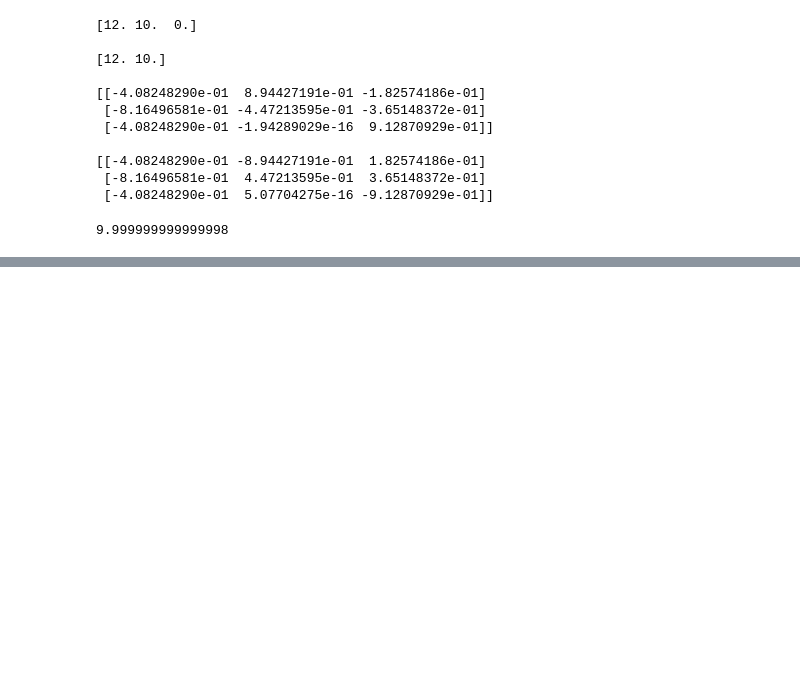
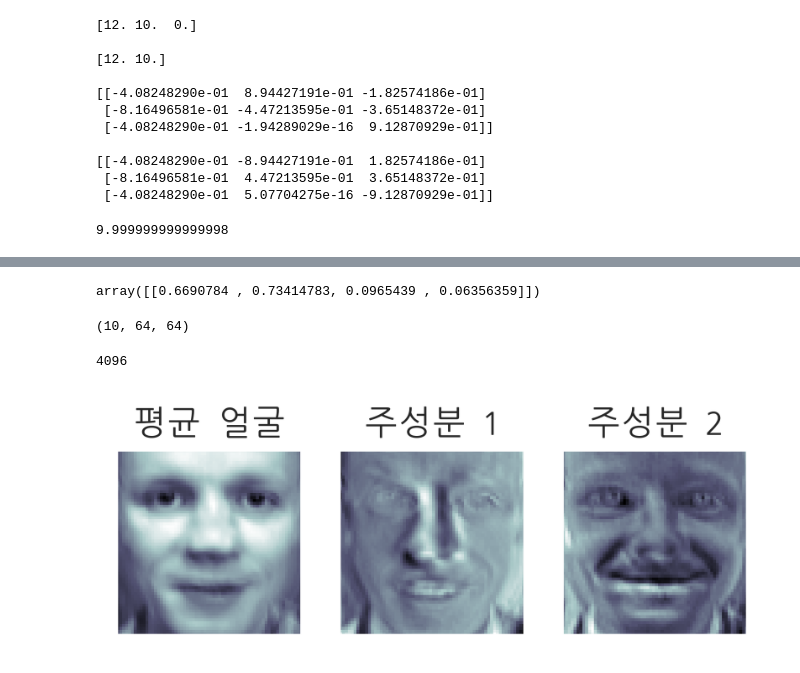
Before and after one commit to hmkim312/TIL, a Jupyter notebook: math/03_고급선형대수_연습문제풀이.ipynb, the cells around one changed output, grey strips where cells are left out. Drawn from its saved outputs; the diff is of its cells as text; code cells hidden in the pictures; blank space fills up the shorter version.

```diff
--- a/math/03_고급선형대수_연습문제풀이.ipynb
+++ b/math/03_고급선형대수_연습문제풀이.ipynb
@@ -547,0 +658,56 @@ np.linalg.norm(A) ** 2 - S[0] ** 2
+# %%
+# (2)
+X = iris.data[:N, 0:4] # iris 데이터의 열데이터를 모두 가져옴 (갯수는 상위 50개만)
+pca = PCA(n_components=1)  # 1차원 PCA 객체 생성
+X_low = pca.fit_transform(X) # 폭과 길이의 잠재변수
+X2 = pca.inverse_transform(X_low) # 저차원 데이터를 원래의 차원 데이터의 좌표로 표현
+pca.components_ # 꽃잎의 길기와 꽃잎의 폭의 선형 관계
+# %% [output]
+array([[0.6690784 , 0.73414783, 0.0965439 , 0.06356359]])
+# %%
+# 이미지 PCA
+from sklearn.datasets import fetch_olivetti_faces
+faces_all = fetch_olivetti_faces()
+k = 20
+faces = faces_all.images[faces_all.target == k]
+faces.shape
+# %% [output]
+(10, 64, 64)
+# %%
+64 * 64 # faces는 4096차원 데이터임
+# %% [output]
+4096
+# %%
+# 4096 데이터를 2개로 압축함
+from sklearn.decomposition import PCA
+pca3 = PCA(n_components=2)  # 2차원 데이터로 변환
+X3 = faces_all.data[faces_all.target == k] # X3로 저장
+W3 = pca3.fit_transform(X3) # X3을 2차원으로 내림
+X32 = pca3.inverse_transform(W3) # 2차원 평면으로 내린것을 다시 원래차원으로 복귀
+# %%
+face_mean = pca3.mean_.reshape(64,64) #평균 얼굴
+face_p1 = pca3.components_[0].reshape(64,64) # 주성분 1 고개의 방향이 다름
+face_p2 = pca3.components_[1].reshape(64,64) # 주성분 2는 점점 웃음
+# %%
+# 평균 얼굴과 주성분 1, 2의 얼굴 확인
+plt.subplot(131)
+plt.imshow(face_mean, cmap = plt.cm.bone)
+plt.grid(False)
+plt.xticks([])
+plt.yticks([])
+plt.title('평균 얼굴')
+plt.subplot(132)
+plt.imshow(face_p1, cmap = plt.cm.bone)
+plt.grid(False)
+plt.xticks([])
+plt.yticks([])
+plt.title('주성분 1')
+plt.subplot(133)
+plt.imshow(face_p2, cmap = plt.cm.bone)
+plt.grid(False)
+plt.xticks([])
+plt.yticks([])
+plt.title('주성분 2')
+plt.show()
+# %% [output]
+[figure, added]
```
Also changed, not shown: parts of 20 cells of this notebook.
